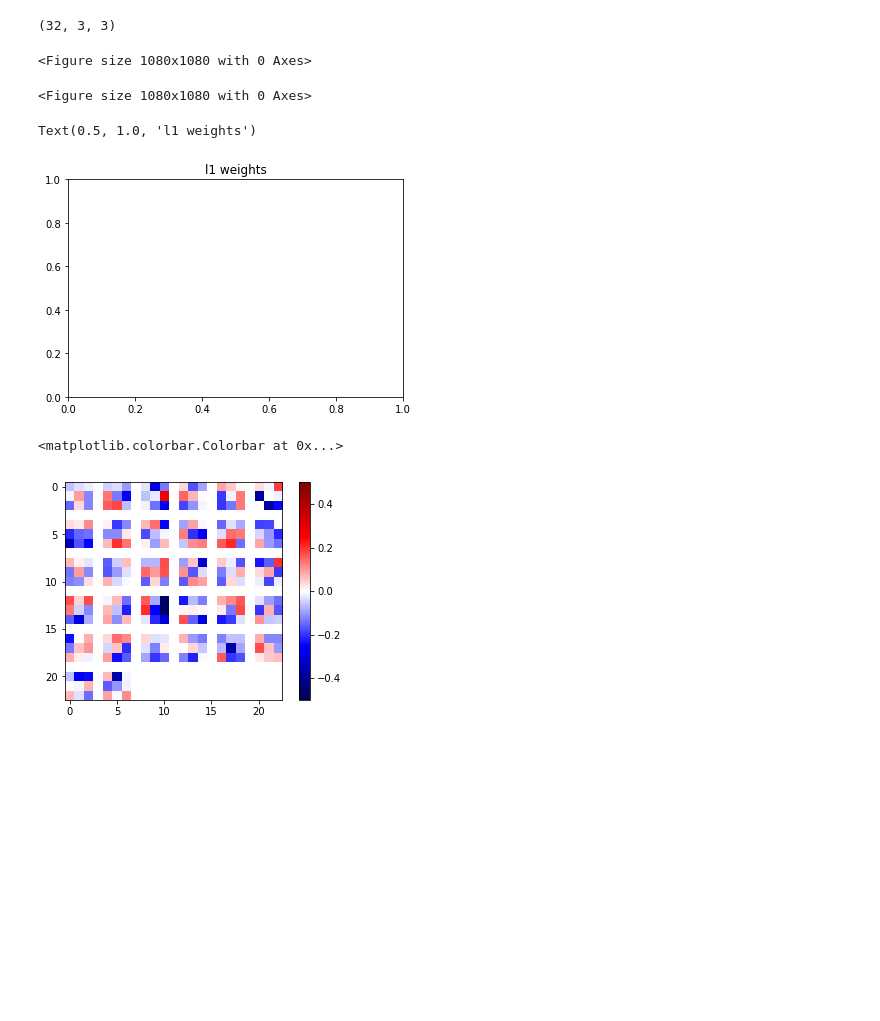
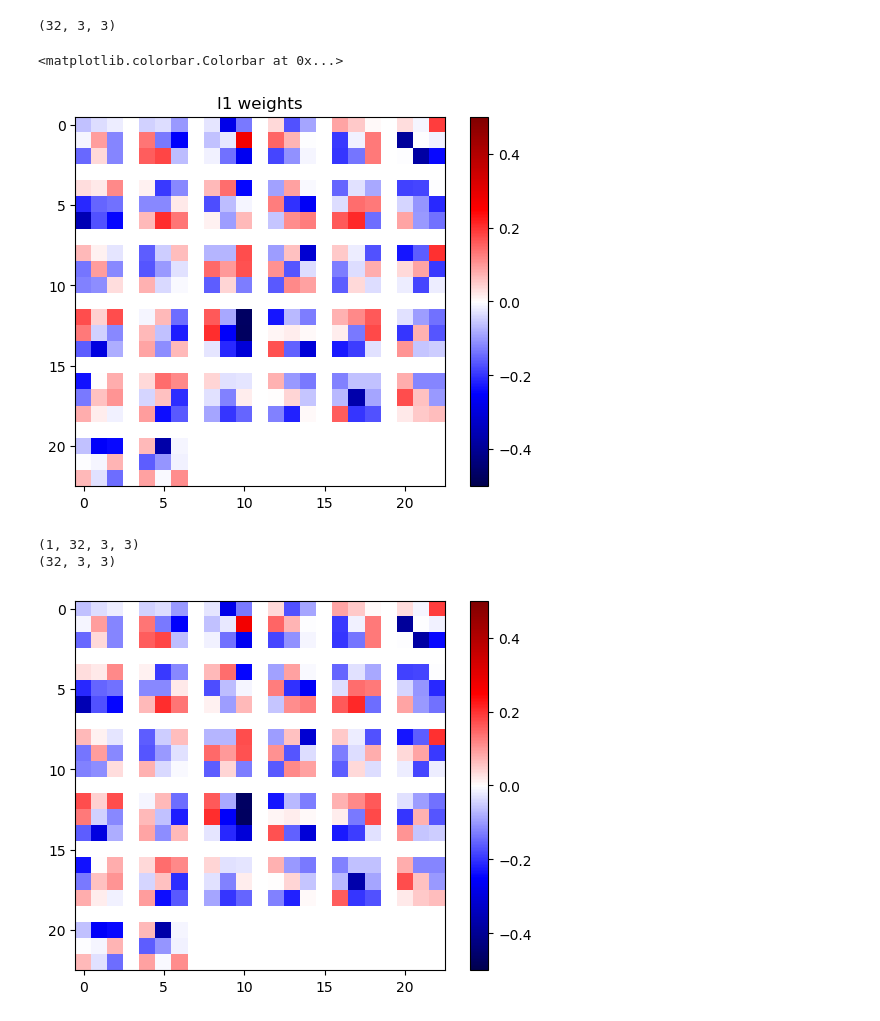
Before and after one commit to awakia/notebooks, a Jupyter notebook: work/mnist_visualize.ipynb, the cells around one changed output. Cells and saved outputs as stored; diff of their text form; code cells hidden in the pictures; blank space fills up the shorter version.

```diff
--- a/work/mnist_visualize.ipynb
+++ b/work/mnist_visualize.ipynb
@@ -178,16 +178,6 @@ array([[[-5.86798750e-02, -3.42298634e-02, -1.85495783e-02],
 weights.shape
 # %% [output]
 (32, 3, 3)
-# %%
-plt.figure(figsize=(15,15))
-# %% [output]
-<Figure size 1080x1080 with 0 Axes>
-<Figure size 1080x1080 with 0 Axes>
-# %%
-plt.title('l1 weights')
-# %% [output]
-Text(0.5, 1.0, 'l1 weights')
-[figure, removed]
 # %%
 def make_mosaic(imgs, nrows, ncols, border=1):
     """
@@ -211,7 +201,24 @@ def make_mosaic(imgs, nrows, ncols, border=1):
                col * paddedw:col * paddedw + imshape[1]] = imgs[i]
     return mosaic
 # %%
+plt.style.use('default')
+#plt.figure(figsize=(10,10))
+plt.title('l1 weights')
 plt.colorbar(plt.imshow(make_mosaic(weights, 6, 6), vmin=-0.5, vmax=0.5, cmap=plt.cm.seismic))
 # %% [output]
 <matplotlib.colorbar.Colorbar at 0x...>
-[figure, old version]
+[figure, new version]
+# %%
+def weight_plot(weights):
+    weights = np.moveaxis(weights, -1, 0)
+    weights = np.moveaxis(weights, -1, 0)
+    print(weights.shape)
+    for w in weights:
+        print(w.shape)
+        plt.colorbar(plt.imshow(make_mosaic(w, 6, 6), vmin=-0.5, vmax=0.5, cmap=plt.cm.seismic))
+        plt.show()
+weight_plot(modelConv.layers[0].get_weights()[0])
+# %% [output]
+(1, 32, 3, 3)
+(32, 3, 3)
+[figure, added]
```
Also changed, not shown: parts of 1 cell of this notebook.
